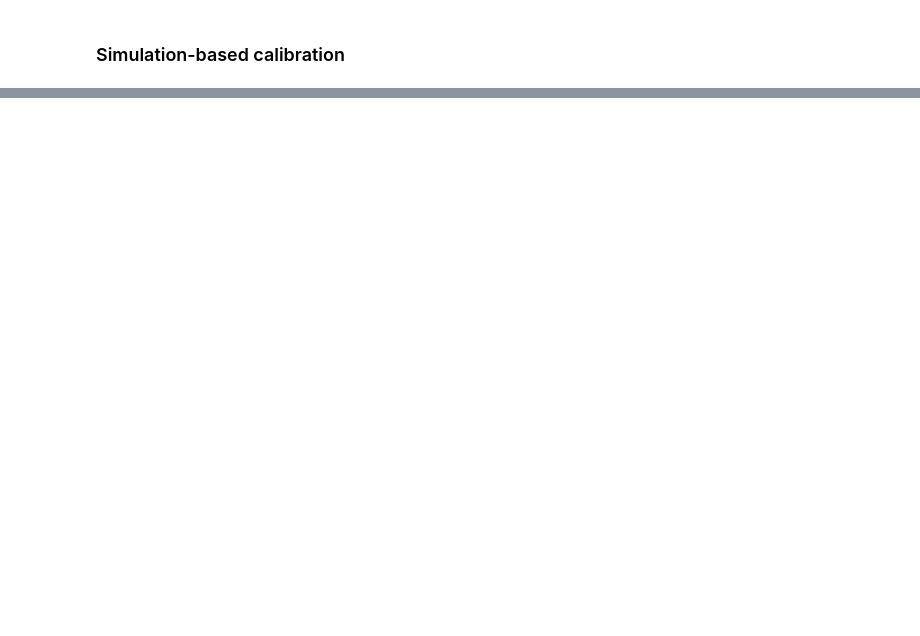
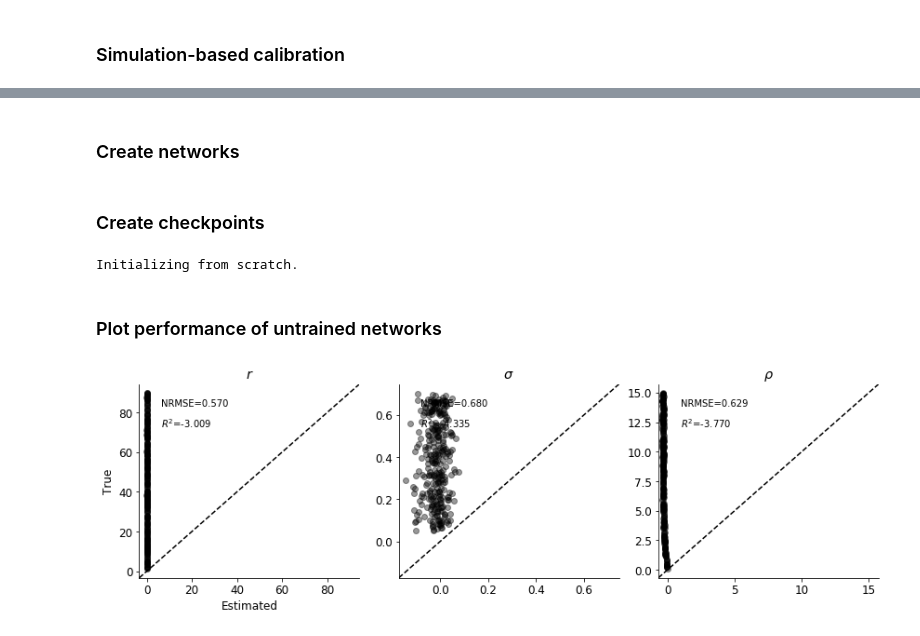
Before and after one commit to stefanradev93/cINN, a Jupyter notebook: Ricker_Comparison.ipynb, the cells around one changed output, grey strips where cells are left out. Saved outputs shown, nothing was run; the diff lists cells and outputs as text; code cells hidden in the pictures; blank space fills up the shorter version.

```diff
--- a/Ricker_Comparison.ipynb
+++ b/Ricker_Comparison.ipynb
@@ -412,0 +408,32 @@ plot_sbc(model, n_samples_posterior, X_test, theta_test, param_names, figsize=(1
+# %%
+# --- Structure of the VAE --- #
+vae_iaf_meta = {
+    'n_units': [128, 128, 128, 128],
+    'activation': 'elu',
+    'w_decay': 0.00001,
+    'initializer': 'glorot_uniform'
+}
+
+# --- Training hyperparameters --- #
+param_names = [r'$r$', r'$\sigma$', r'$\rho$']
+theta_dim = 3
+n_iaf = 5
+global_step = tfe.Variable(0, dtype=tf.int32)
+batch_size = 64
+summary_dim = 64
+z_dim = 32
+beta = tfe.Variable(0.0, dtype=tf.float32)
+beta_max = 1.
+beta_step = 50
+beta_increment = 0.01
+epochs = 100
+iterations_per_epoch = 1000
+n_test = 300
+n_test2 = 3
+n_samples_posterior = 2000
+starter_learning_rate = 0.0001
+decay_steps = 1000
+decay_rate = .95
+clip_value = 5.
+learning_rate = tf.train.exponential_decay(starter_learning_rate, global_step,
+                                           decay_steps, decay_rate, staircase=True)
@@ -412,0 +442,3 @@ plot_sbc(model, n_samples_posterior, X_test, theta_test, param_names, figsize=(1
+# %%
+# For scatter
+X_test, theta_test = simulate_ricker(n_test, t_obs_min=500, t_obs_max=500)
@@ -412,0 +448,24 @@ plot_sbc(model, n_samples_posterior, X_test, theta_test, param_names, figsize=(1
+# %% [markdown]
+### Create networks
+# %%
+summary_net = SequenceNetwork(h_lstm_dim=summary_dim)
+vae_iaf = IAFConditionalVAE(vae_iaf_meta, theta_dim, z_dim, n_iaf, summary_net)
+optimizer = tf.train.AdamOptimizer(learning_rate=learning_rate)
+# %% [markdown]
+### Create checkpoints
+# %%
+checkpoint = tf.train.Checkpoint(step=global_step, optimizer=optimizer, net=vae_iaf)
+manager = tf.train.CheckpointManager(checkpoint, './checkpoints/ricker_vae_iaf', max_to_keep=5)
+checkpoint.restore(manager.latest_checkpoint)
+if manager.latest_checkpoint:
+    print("Restored from {}".format(manager.latest_checkpoint))
+else:
+    print("Initializing from scratch.")
+# %% [output]
+Initializing from scratch.
+# %% [markdown]
+### Plot performance of untrained networks
+# %%
+plot_true_est_scatter(vae_iaf, X_test, theta_test, n_samples_posterior, param_names, figsize=(12, 4))
+# %% [output]
+[figure, added]
```
Also changed, not shown: parts of 26 cells of this notebook, 25 other files.
